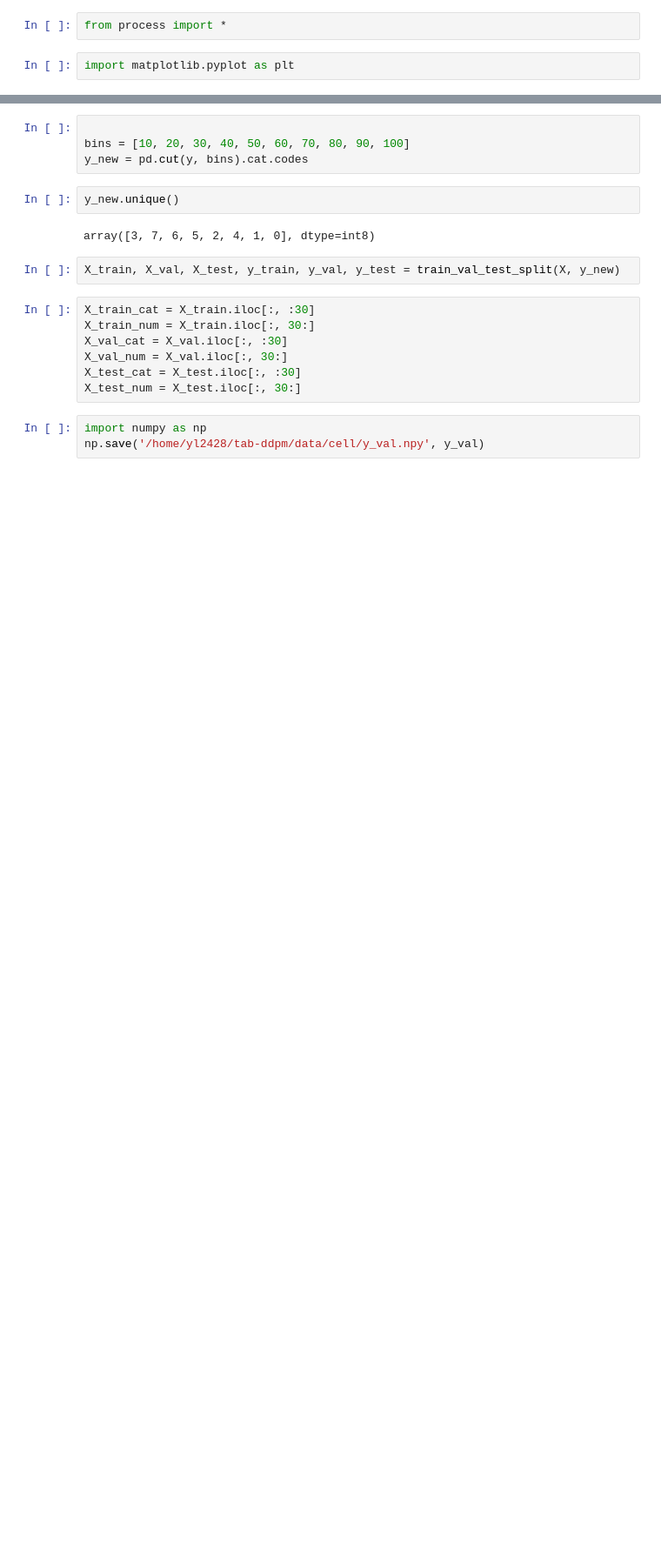
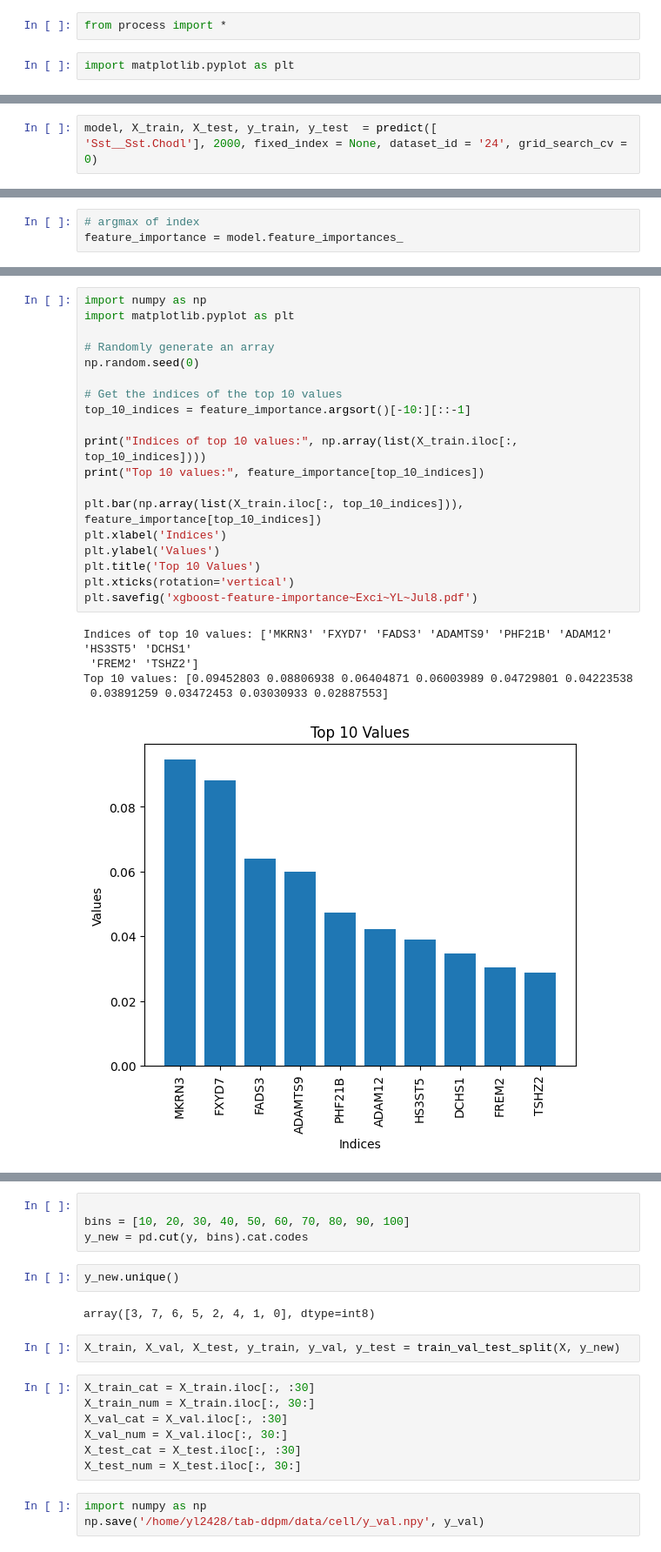
Before and after one commit to liyy2/aging_YL, a Jupyter notebook: code/process.ipynb, the cells around one changed output, grey strips where cells are left out. Shown at 87% size. Drawn from its saved outputs; the diff is of its cells as text; blank space fills up the shorter version.

```diff
--- a/code/process.ipynb
+++ b/code/process.ipynb
@@ -56,0 +359,3 @@ MAE: 11.301
+# %%
+model, X_train, X_test, y_train, y_test  = predict([
+'Sst__Sst.Chodl'], 2000, fixed_index = None, dataset_id = '24', grid_search_cv = 0)
@@ -56,0 +378,3 @@ MAE: 11.301
+# %%
+# argmax of index
+feature_importance = model.feature_importances_
@@ -56,0 +393,25 @@ MAE: 11.301
+# %%
+import numpy as np
+import matplotlib.pyplot as plt
+
+# Randomly generate an array
+np.random.seed(0)
+
+# Get the indices of the top 10 values
+top_10_indices = feature_importance.argsort()[-10:][::-1]
+
+print("Indices of top 10 values:", np.array(list(X_train.iloc[:, top_10_indices])))
+print("Top 10 values:", feature_importance[top_10_indices])
+
+plt.bar(np.array(list(X_train.iloc[:, top_10_indices])), feature_importance[top_10_indices])
+plt.xlabel('Indices')
+plt.ylabel('Values')
+plt.title('Top 10 Values')
+plt.xticks(rotation='vertical')
+plt.savefig('xgboost-feature-importance~Exci~YL~Jul8.pdf')
+# %% [output]
+Indices of top 10 values: ['MKRN3' 'FXYD7' 'FADS3' 'ADAMTS9' 'PHF21B' 'ADAM12' 'HS3ST5' 'DCHS1'
+ 'FREM2' 'TSHZ2']
+Top 10 values: [0.09452803 0.08806938 0.06404871 0.06003989 0.04729801 0.04223538
+ 0.03891259 0.03472453 0.03030933 0.02887553]
+[figure, added]
```
Also changed, not shown: parts of 31 cells of this notebook, 3 other files.
